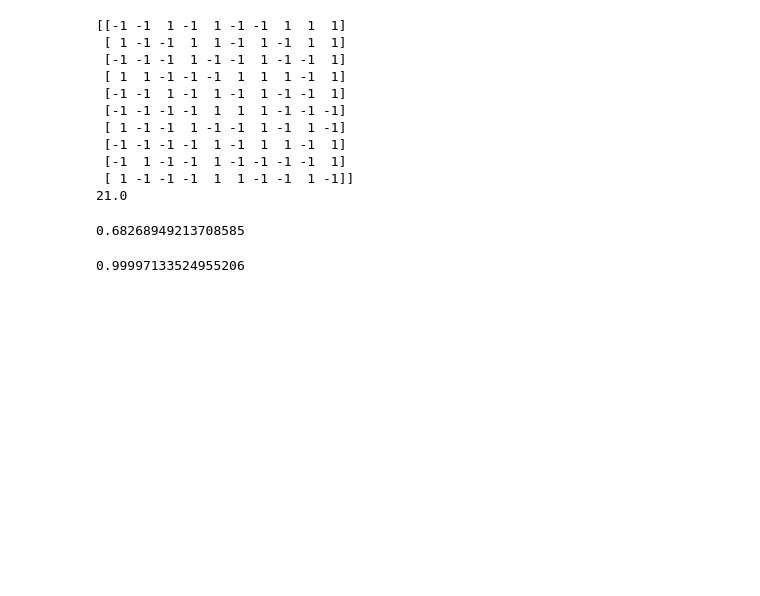
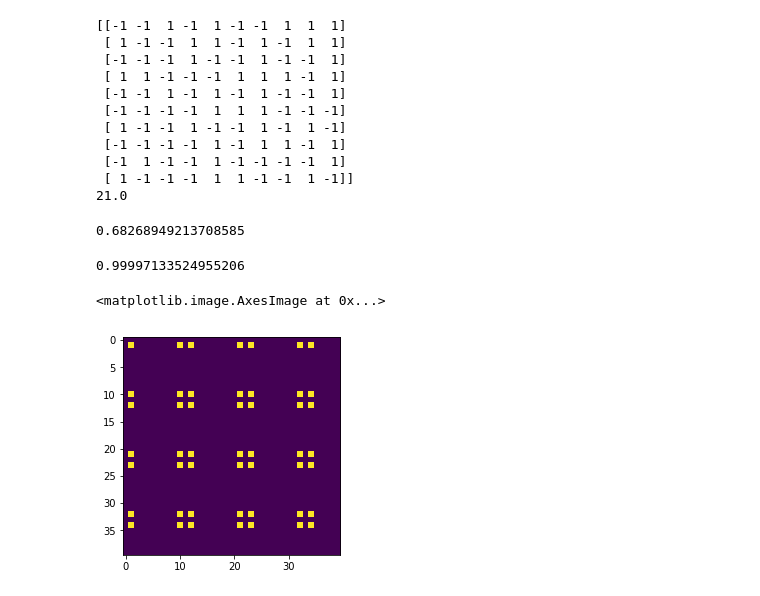
Before and after one commit to g-torr/storing-pattern, a Jupyter notebook: store pattern.ipynb, the cells around one changed output. Cells and saved outputs as stored; diff of their text form; code cells hidden in the pictures; blank space fills up the shorter version.

```diff
--- a/store pattern.ipynb
+++ b/store pattern.ipynb
@@ -214,3 +172,11 @@ scipy.special.erf(1/sqrt(2))
 (1-0.5*(1-scipy.special.erf(sqrt(100/4)/sqrt(2))))**100
 # %% [output]
 0.99997133524955206
+# %%
+N1=int(sqrt(N))
+a=(diag(ones(N1),1)[:N1,:N1]+diag(ones(N1),-1)[:N1,:N1]).flatten()
+A=outer(a,a)
+imshow(A[:40,:40])
+# %% [output]
+<matplotlib.image.AxesImage at 0x...>
+[figure, added]
```
Also changed, not shown: parts of 14 cells of this notebook.
